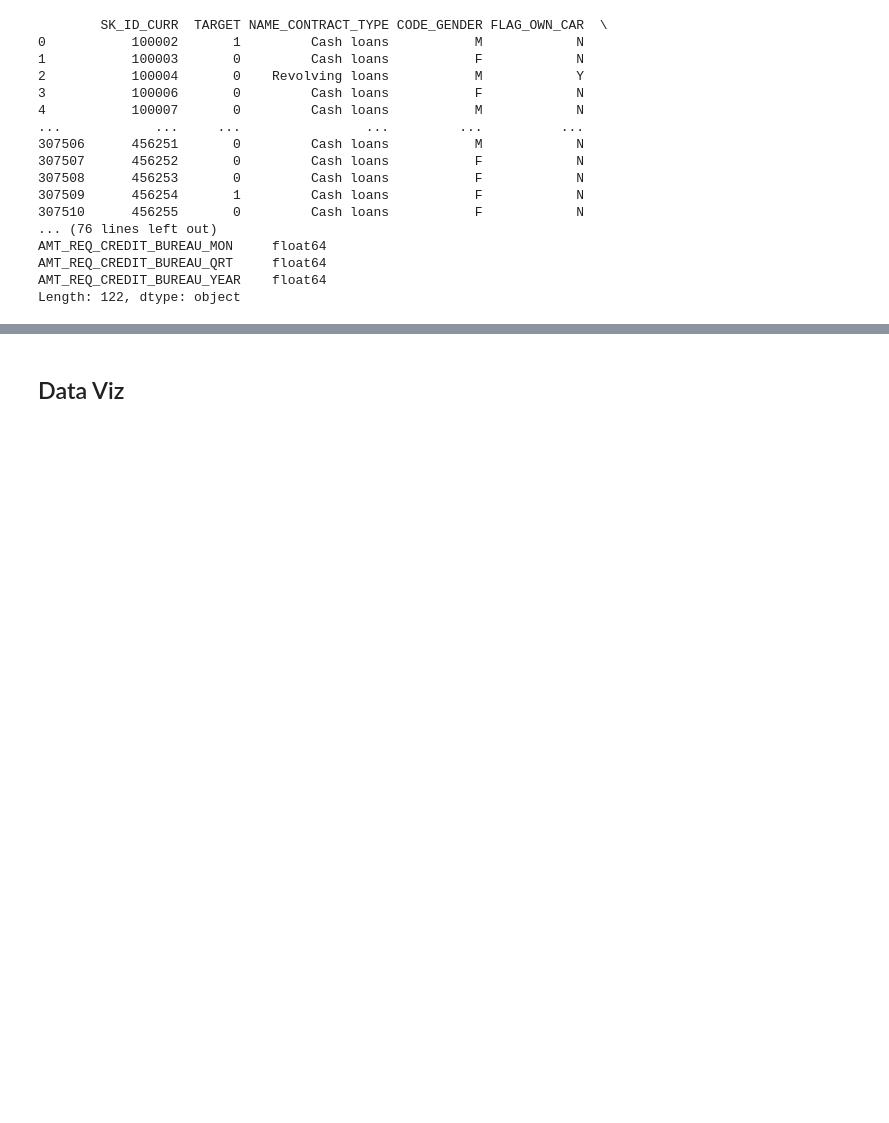
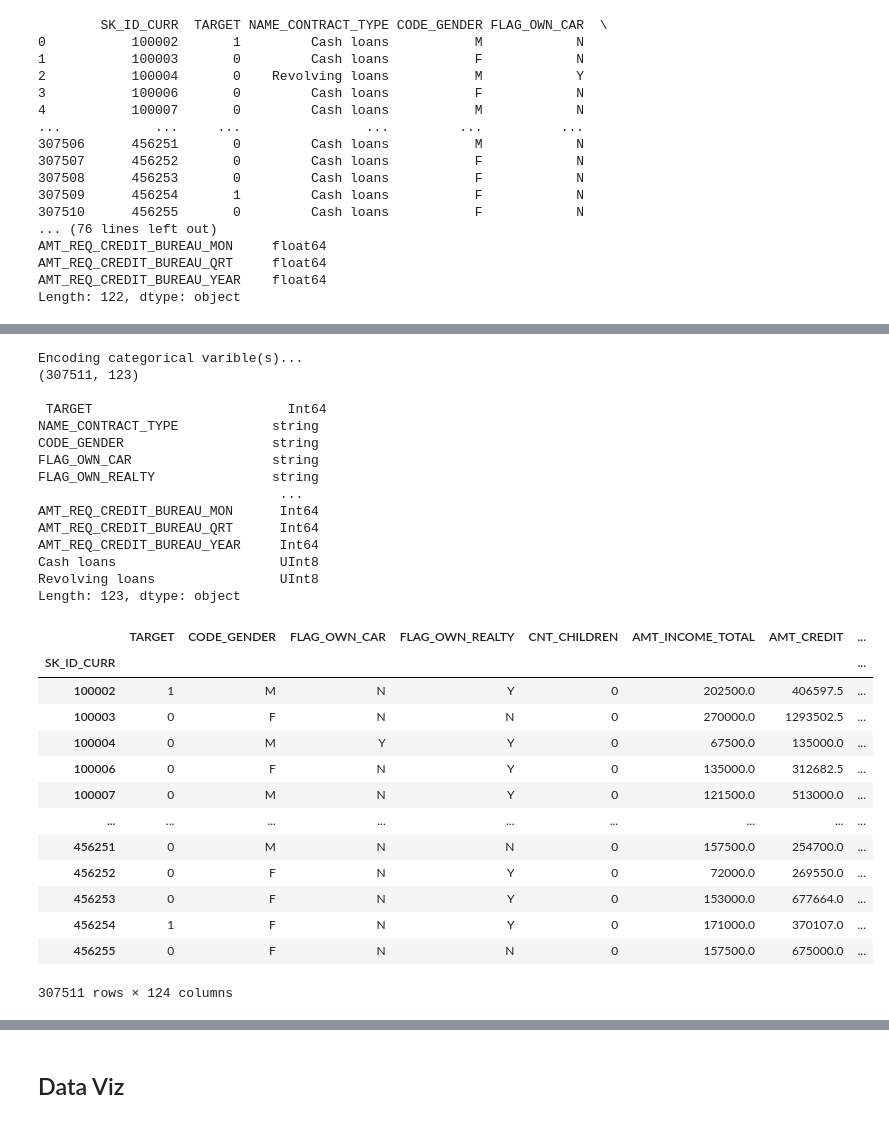
Before and after one commit to juliengan/Home-Credit-Risk-Classification, a Jupyter notebook: notebooks/01_Data_Preparation.ipynb, the cells around one changed output, grey strips where cells are left out. Saved outputs shown, nothing was run; the diff lists cells and outputs as text; code cells hidden in the pictures; blank space fills up the shorter version.

```diff
--- a/notebooks/01_Data_Preparation.ipynb
+++ b/notebooks/01_Data_Preparation.ipynb
@@ -50,3 +125,42 @@ Length: 122, dtype: object
+# %%
+data_cleaned = data_prep(bearing_data)
+#data_cleaned = data_cleaned.set_index("SK_ID_CURR")
+data_cleaned[['CASH LOANS', 'REVOLVING LOANS']] = pd.get_dummies(data=data_cleaned.NAME_CONTRACT_TYPE)
+data_cleaned.drop(columns="NAME_CONTRACT_TYPE")
+# get dummies à faire pour toutes les colonnes catégoriques
+# drop na pour tous les features
+
+data_cleaned.to_csv("../data/processed/processed_data.csv")
+# %% [output]
+Encoding categorical varible(s)...
+(307511, 123)
+
+ TARGET                         Int64
+NAME_CONTRACT_TYPE            string
+CODE_GENDER                   string
+FLAG_OWN_CAR                  string
+FLAG_OWN_REALTY               string
+                               ...
+AMT_REQ_CREDIT_BUREAU_MON      Int64
+AMT_REQ_CREDIT_BUREAU_QRT      Int64
+AMT_REQ_CREDIT_BUREAU_YEAR     Int64
+Cash loans                     UInt8
+Revolving loans                UInt8
+Length: 123, dtype: object
+|  | TARGET | CODE_GENDER | FLAG_OWN_CAR | FLAG_OWN_REALTY | CNT_CHILDREN | AMT_INCOME_TOTAL | AMT_CREDIT | ... |
+| SK_ID_CURR |  |  |  |  |  |  |  | ... |
+| 100002 | 1 | M | N | Y | 0 | 202500.0 | 406597.5 | ... |
+| 100003 | 0 | F | N | N | 0 | 270000.0 | 1293502.5 | ... |
+| 100004 | 0 | M | Y | Y | 0 | 67500.0 | 135000.0 | ... |
+| 100006 | 0 | F | N | Y | 0 | 135000.0 | 312682.5 | ... |
+| 100007 | 0 | M | N | Y | 0 | 121500.0 | 513000.0 | ... |
+| ... | ... | ... | ... | ... | ... | ... | ... | ... |
+| 456251 | 0 | M | N | N | 0 | 157500.0 | 254700.0 | ... |
+| 456252 | 0 | F | N | Y | 0 | 72000.0 | 269550.0 | ... |
+| 456253 | 0 | F | N | Y | 0 | 153000.0 | 677664.0 | ... |
+| 456254 | 1 | F | N | Y | 0 | 171000.0 | 370107.0 | ... |
+| 456255 | 0 | F | N | N | 0 | 157500.0 | 675000.0 | ... |
+307511 rows × 124 columns
 # %%
 pd.set_option('display.max_columns', None)
 bearing_data
```
Also changed, not shown: parts of 8 cells of this notebook, 1 other file.
